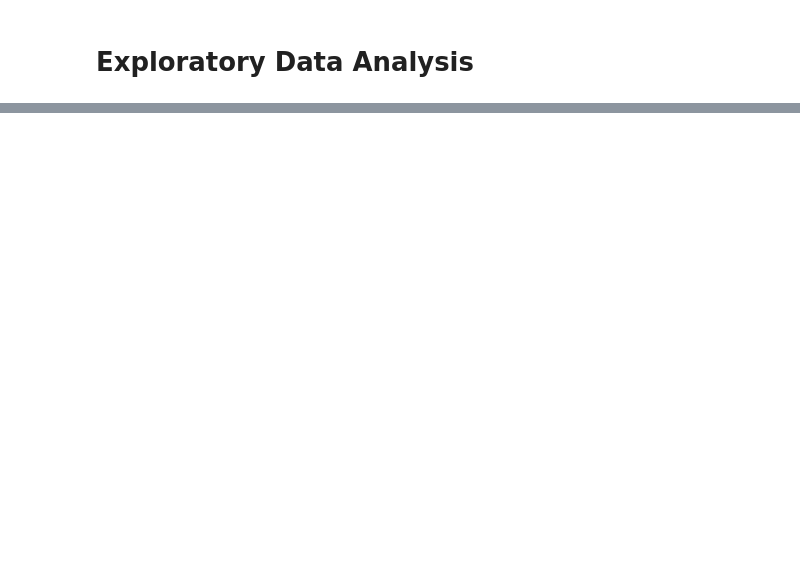
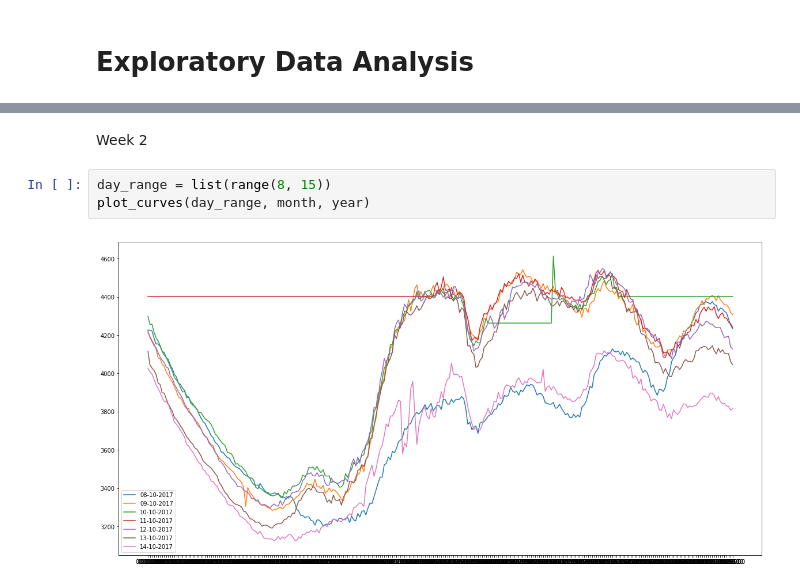
Before and after one commit to pyaf/load_forecasting, a Jupyter notebook: eda.ipynb, the cells around one changed output, grey strips where cells are left out. Drawn from its saved outputs; the diff is of its cells as text; blank space fills up the shorter version.

```diff
--- a/eda.ipynb
+++ b/eda.ipynb
@@ -35,0 +43,7 @@ data.plot(kind='bar'); plt.axhline(0, color='k');
+# %% [markdown]
+Week 2
+# %%
+day_range = list(range(8, 15))
+plot_curves(day_range, month, year)
+# %% [output]
+[figure, added]
```
Also changed, not shown: parts of 19 cells of this notebook, 2 other files.
